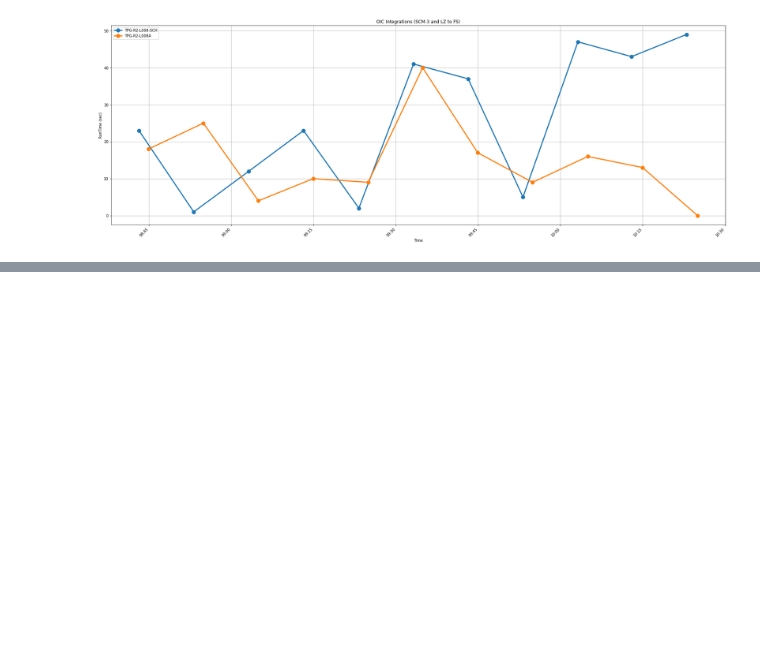
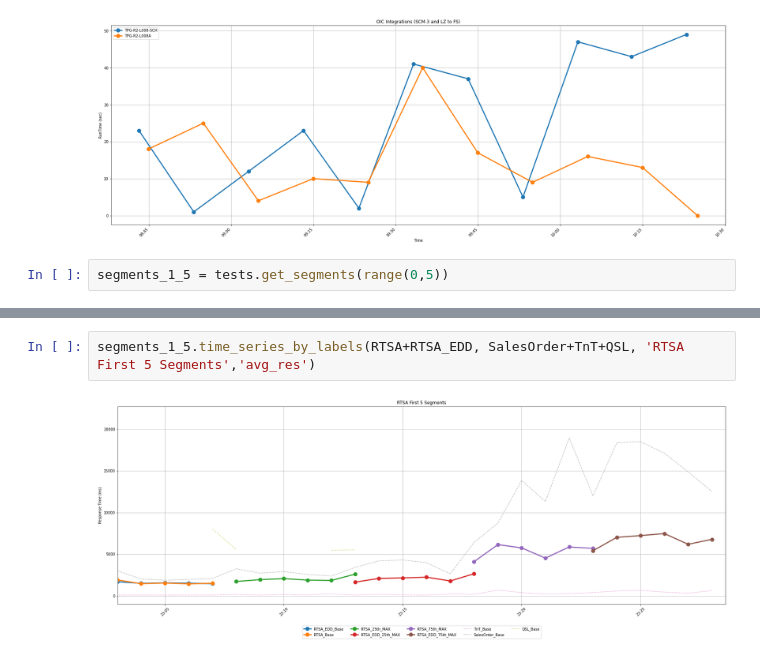
Before and after one commit to jakparker/PerfTestingVisualization, a Jupyter notebook: Day0 Visualizations.ipynb, the cells around one changed output, grey strips where cells are left out. Drawn from its saved outputs; the diff is of its cells as text; blank space fills up the shorter version.

```diff
--- a/Day0 Visualizations.ipynb
+++ b/Day0 Visualizations.ipynb
@@ -113,3 +114,5 @@ plt.show()
 TPG-R2-L008-SCH
 TPG-R2-L008A
 [figure]
+# %%
+segments_1_5 = tests.get_segments(range(0,5))
@@ -115,0 +135,4 @@ TPG-R2-L008A
+# %%
+segments_1_5.time_series_by_labels(RTSA+RTSA_EDD, SalesOrder+TnT+QSL, 'RTSA First 5 Segments','avg_res')
+# %% [output]
+[figure, added]
```
Also changed, not shown: parts of 3 cells of this notebook.
